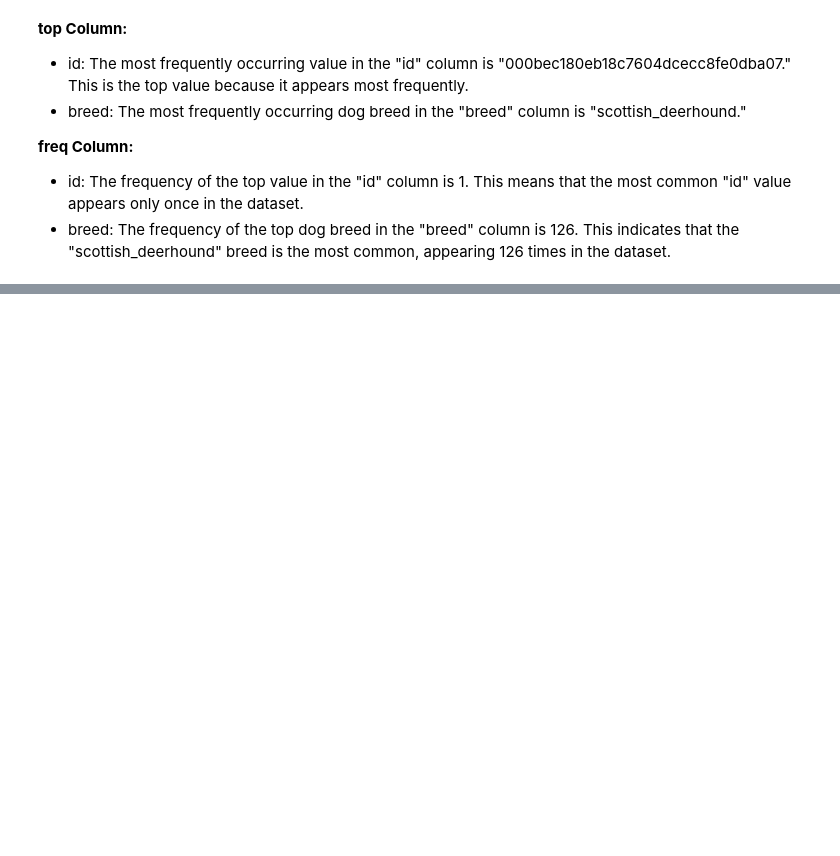
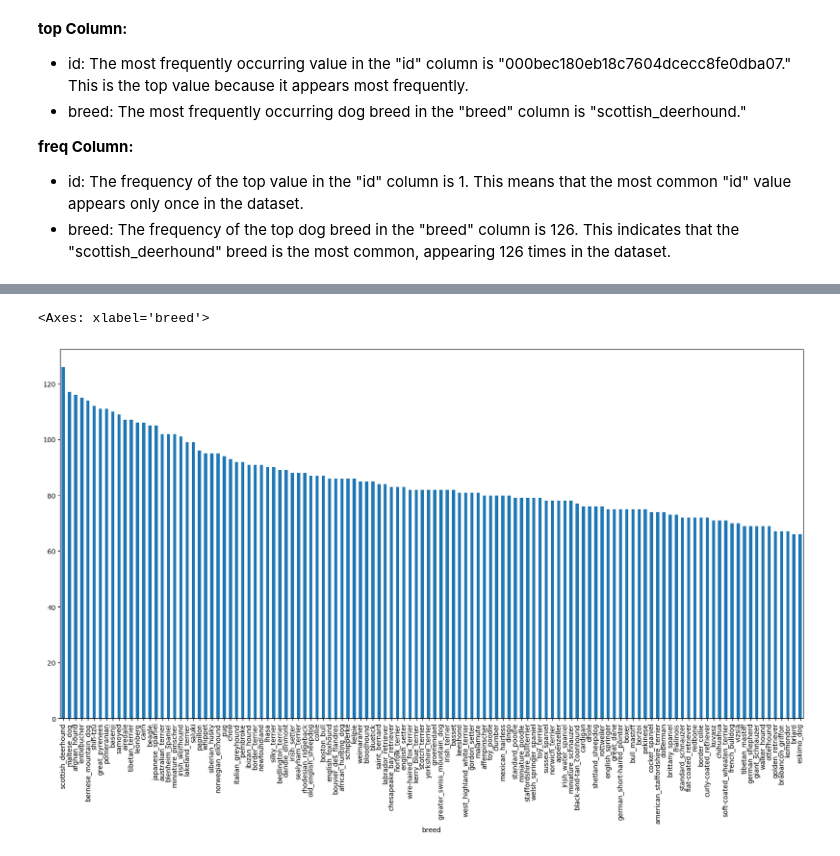
Before and after one commit to sudharaD/Dog-Breeds-Identification-ImageNet_V2, a Jupyter notebook: Dog_Breeds_Identification_ImageNet_V2.ipynb, the cells around one changed output, grey strips where cells are left out. Cells and saved outputs as stored; diff of their text form; code cells hidden in the pictures; blank space fills up the shorter version.

```diff
--- a/Dog_Breeds_Identification_ImageNet_V2.ipynb
+++ b/Dog_Breeds_Identification_ImageNet_V2.ipynb
@@ -198,0 +212,5 @@ labels_df.describe()
+# %%
+labels_df.value_counts(subset='breed').plot.bar(figsize=(20,10)) # plot the chart in higher value to lower
+# %% [output]
+<Axes: xlabel='breed'>
+[figure, added]
```
Also changed, not shown: parts of 5 cells of this notebook.
